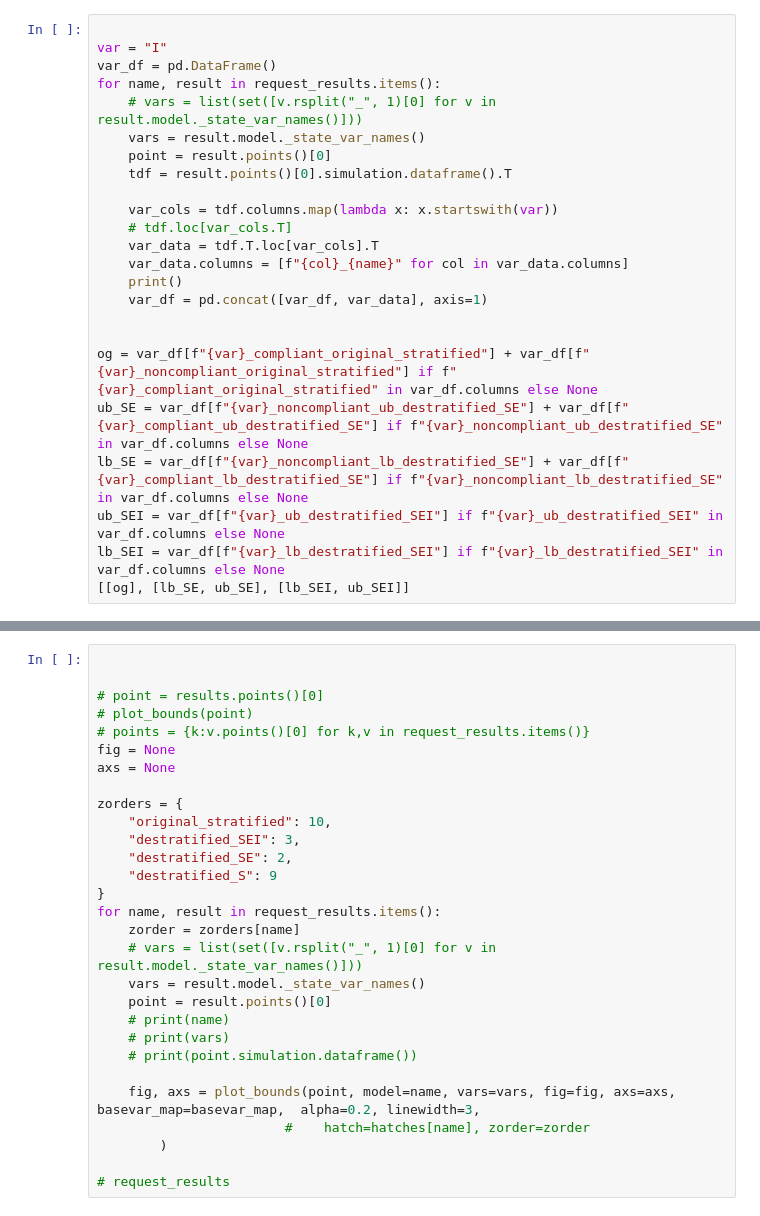
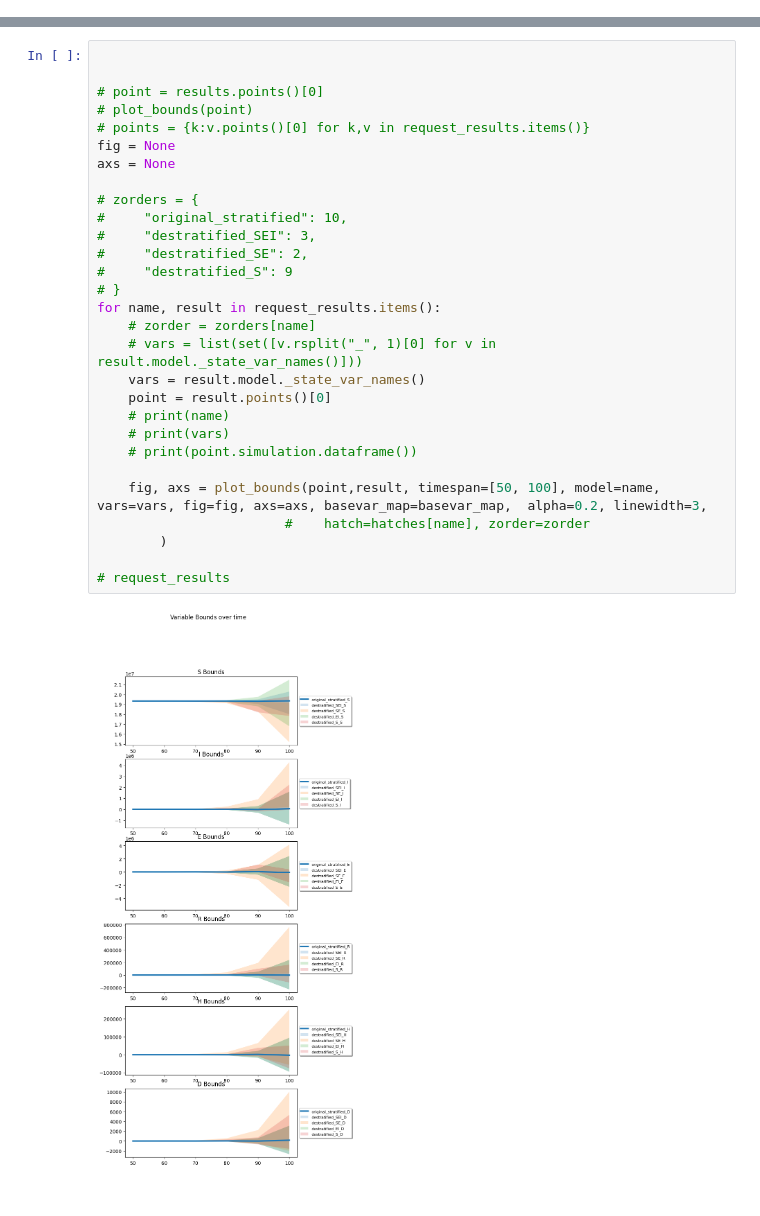
Before and after one commit to siftech/funman, a Jupyter notebook: notebooks/monthly-demos/funman_aug_2024_12mo_eval_1_q1_demo.ipynb, the cells around one changed output, grey strips where cells are left out. Saved outputs shown, nothing was run; the diff lists cells and outputs as text.

```diff
--- a/notebooks/monthly-demos/funman_aug_2024_12mo_eval_1_q1_demo.ipynb
+++ b/notebooks/monthly-demos/funman_aug_2024_12mo_eval_1_q1_demo.ipynb
@@ -338,24 +342,0 @@ fig, axs = plot_bounds(point, vars=vars, basevar_map=basevar_map)
-# %%
-
-var = "I"
-var_df = pd.DataFrame()
-for name, result in request_results.items():
-    # vars = list(set([v.rsplit("_", 1)[0] for v in result.model._state_var_names()]))
-    vars = result.model._state_var_names()
-    point = result.points()[0]
-    tdf = result.points()[0].simulation.dataframe().T
-
-    var_cols = tdf.columns.map(lambda x: x.startswith(var))
-    # tdf.loc[var_cols.T]
-    var_data = tdf.T.loc[var_cols].T
-    var_data.columns = [f"{col}_{name}" for col in var_data.columns]
-    print()
-    var_df = pd.concat([var_df, var_data], axis=1)
-
-
-og = var_df[f"{var}_compliant_original_stratified"] + var_df[f"{var}_noncompliant_original_stratified"] if f"{var}_compliant_original_stratified" in var_df.columns else None
-ub_SE = var_df[f"{var}_noncompliant_ub_destratified_SE"] + var_df[f"{var}_compliant_ub_destratified_SE"] if f"{var}_noncompliant_ub_destratified_SE" in var_df.columns else None
-lb_SE = var_df[f"{var}_noncompliant_lb_destratified_SE"] + var_df[f"{var}_compliant_lb_destratified_SE"] if f"{var}_noncompliant_lb_destratified_SE" in var_df.columns else None
-ub_SEI = var_df[f"{var}_ub_destratified_SEI"] if f"{var}_ub_destratified_SEI" in var_df.columns else None
-lb_SEI = var_df[f"{var}_lb_destratified_SEI"] if f"{var}_lb_destratified_SEI" in var_df.columns else None
-[[og], [lb_SE, ub_SE], [lb_SEI, ub_SEI]]
@@ -362,29 +364,31 @@ lb_SEI = var_df[f"{var}_lb_destratified_SEI"] if f"{var}_lb_destratified_SEI" in
 # %%
 
 
 # point = results.points()[0]
 # plot_bounds(point)
 # points = {k:v.points()[0] for k,v in request_results.items()}
 fig = None
 axs = None
 
-zorders = {
-    "original_stratified": 10,
-    "destratified_SEI": 3,
-    "destratified_SE": 2,
-    "destratified_S": 9
-}
+# zorders = {
+#     "original_stratified": 10,
+#     "destratified_SEI": 3,
+#     "destratified_SE": 2,
+#     "destratified_S": 9
+# }
 for name, result in request_results.items():
-    zorder = zorders[name]
+    # zorder = zorders[name]
     # vars = list(set([v.rsplit("_", 1)[0] for v in result.model._state_var_names()]))
     vars = result.model._state_var_names()
     point = result.points()[0]
     # print(name)
     # print(vars)
     # print(point.simulation.dataframe())
 
-    fig, axs = plot_bounds(point, model=name, vars=vars, fig=fig, axs=axs, basevar_map=basevar_map,  alpha=0.2, linewidth=3,
+    fig, axs = plot_bounds(point,result, timespan=[50, 100], model=name, vars=vars, fig=fig, axs=axs, basevar_map=basevar_map,  alpha=0.2, linewidth=3,
                         #    hatch=hatches[name], zorder=zorder
         )
 
 # request_results
+# %% [output]
+[figure, added]
```
Also changed, not shown: parts of 10 cells of this notebook, 7 other files.
